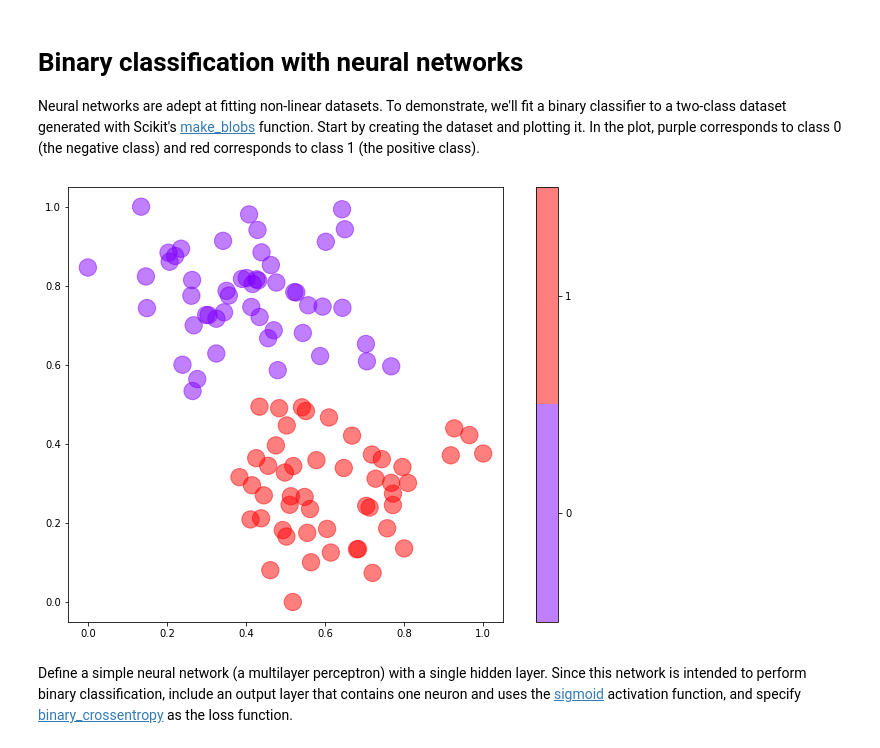
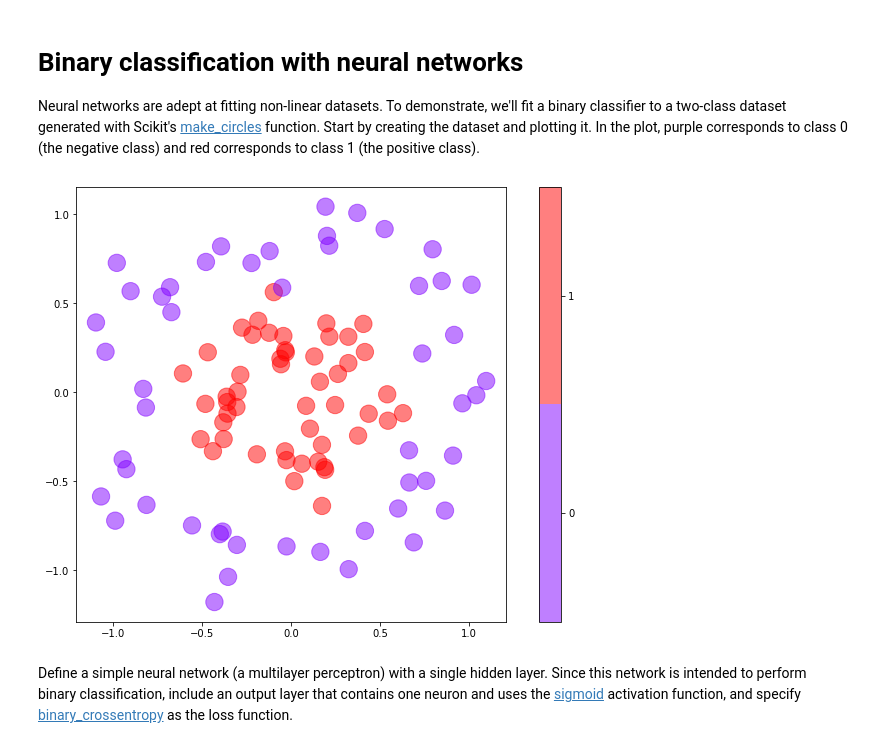
Before and after one commit to jeffprosise/Deep-Learning, a Jupyter notebook: Binary Classification.ipynb, the cells around one changed output. Cells and saved outputs as stored; diff of their text form; code cells hidden in the pictures.

```diff
--- a/Binary Classification.ipynb
+++ b/Binary Classification.ipynb
@@ -1,24 +1,21 @@
 # %% [markdown]
 # Binary classification with neural networks
 
-Neural networks are adept at fitting non-linear datasets. To demonstrate, we'll fit a binary classifier to a two-class dataset generated with Scikit's [make_blobs](https://scikit-learn.org/stable/modules/generated/sklearn.datasets.make_blobs.html) function. Start by creating the dataset and plotting it. In the plot, purple corresponds to class 0 (the negative class) and red corresponds to class 1 (the positive class).
+Neural networks are adept at fitting non-linear datasets. To demonstrate, we'll fit a binary classifier to a two-class dataset generated with Scikit's [make_circles](https://scikit-learn.org/stable/modules/generated/sklearn.datasets.make_circles.html) function. Start by creating the dataset and plotting it. In the plot, purple corresponds to class 0 (the negative class) and red corresponds to class 1 (the positive class).
 # %%
 import numpy as np
-from sklearn.datasets import make_blobs
-from sklearn.preprocessing import MinMaxScaler
+from sklearn.datasets import make_circles
 import matplotlib.pyplot as plt
 %matplotlib inline
 
-x, y = make_blobs(n_samples=100, centers=2, n_features=2, cluster_std=0.8, random_state=0)
-x = MinMaxScaler().fit_transform(x)
-
+x, y = make_circles(100, factor=0.4, noise=0.15, random_state=1)
 plt.figure(figsize=(12, 8))
 plt.axes().set_aspect('equal')
 plt.scatter(x[:, 0], x[:, 1], c=y, s=300, cmap=plt.cm.get_cmap('rainbow', 2), alpha=0.5)
 plt.colorbar(ticks=range(2))
 plt.clim(-0.5, 1.5)
 # %% [output]
-[figure, old version]
+[figure, new version]
 # %% [markdown]
 Define a simple neural network (a multilayer perceptron) with a single hidden layer. Since this network is intended to perform binary classification, include an output layer that contains one neuron and uses the [sigmoid](https://keras.io/api/layers/activations/#sigmoid-function) activation function, and specify [binary_crossentropy](https://keras.io/api/losses/probabilistic_losses/#binary_crossentropy-function) as the loss function.
 # %%
```
Also changed, not shown: parts of 14 cells of this notebook.
